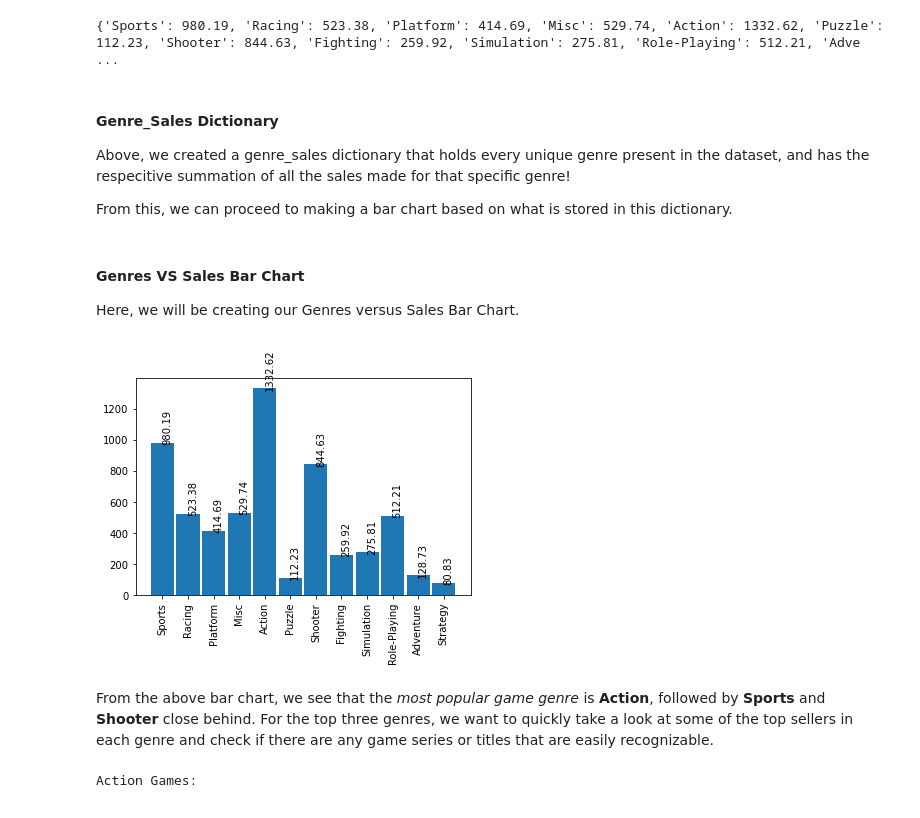
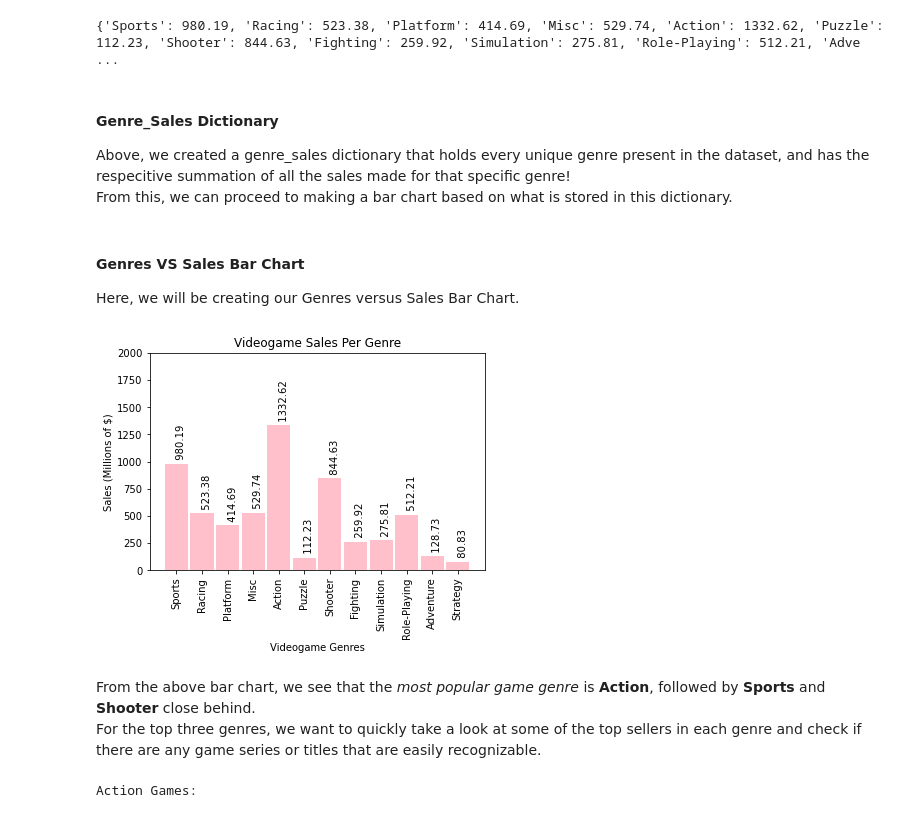
Before and after one commit to jacintoi/course-project-group_1019, a Jupyter notebook: analysis/Eduardo/Milestone 2/Eduardo_EDA.ipynb, the cells around one changed output. Cells and saved outputs as stored; diff of their text form; code cells hidden in the pictures.

Commit message:
Finished the coding portion for the EDA
Finished coding for the EDA, answered question 2 and question 3 that was being considered. Now the markdown to explain everything is what is left.

```diff
--- a/analysis/Eduardo/Milestone 2/Eduardo_EDA.ipynb
+++ b/analysis/Eduardo/Milestone 2/Eduardo_EDA.ipynb
@@ -136,0 +139,12 @@ From the above, we see that we have now we have a total of five columns that we
+# %%
+
+# Takes the indicies of the dataclean dataframe
+index = dataclean.index
+changes = 0
+
+for rownumber in dataclean.index:
+    if dataclean.Rating[rownumber] == 'K-A':
+        dataclean.Rating[rownumber] = 'E'
+        changes += 1
+
+print('Number of changes made:', changes)
@@ -267,38 +285,41 @@ print(genre_sales)
 # %% [markdown]
 #### Genre_Sales Dictionary
 
-Above, we created a genre_sales dictionary that holds every unique genre present in the dataset, and has the respecitive summation of all the sales made for that specific genre!
-
+Above, we created a genre_sales dictionary that holds every unique genre present in the dataset, and has the respecitive summation of all the sales made for that specific genre! \
 From this, we can proceed to making a bar chart based on what is stored in this dictionary.
 # %% [markdown]
 #### Genres VS Sales Bar Chart
 
 Here, we will be creating our Genres versus Sales Bar Chart.
 # %%
-# CAN IMPROVE THIS!
-
 # Genres vs sales bar chart
 
 indicies = list(range(len(Videogame_Genres)))
 barpositions = list(range(len(Videogame_Genres)))
 y = list(genre_sales.values())
 labels = list(genre_sales.keys())
 
 # Setting up the plot here
 
 # Plot the x and y at a bar thickness of 0.9
-plt.bar(barpositions, y, 0.9)
+plt.bar(barpositions, y, 0.9, color='pink')
+axes = plt.gca()
+axes.set_ylim([0,2000])
+plt.title('Videogame Sales Per Genre')
+plt.xlabel('Videogame Genres')
+plt.ylabel('Sales (Millions of $)')
 plt.xticks(barpositions, labels, rotation='vertical')
 for index in range(len(y)):
-    plt.text(barpositions[index], y[index], y[index], rotation='vertical')
+    plt.text(barpositions[index], y[index], '  ' + str(y[index]), rotation='vertical')
 
 
 # Show the plot
 plt.show()
 # %% [output]
-[figure, old version]
+[figure, new version]
 # %% [markdown]
-From the above bar chart, we see that the *most popular game genre* is **Action**, followed by **Sports** and **Shooter** close behind. For the top three genres, we want to quickly take a look at some of the top sellers in each genre and check if there are any game series or titles that are easily recognizable.
+From the above bar chart, we see that the *most popular game genre* is **Action**, followed by **Sports** and **Shooter** close behind. \
+For the top three genres, we want to quickly take a look at some of the top sellers in each genre and check if there are any game series or titles that are easily recognizable.
 # %%
 # What are the action, sports, and shooter games?
 
```
Also changed, not shown: parts of 21 cells of this notebook.
